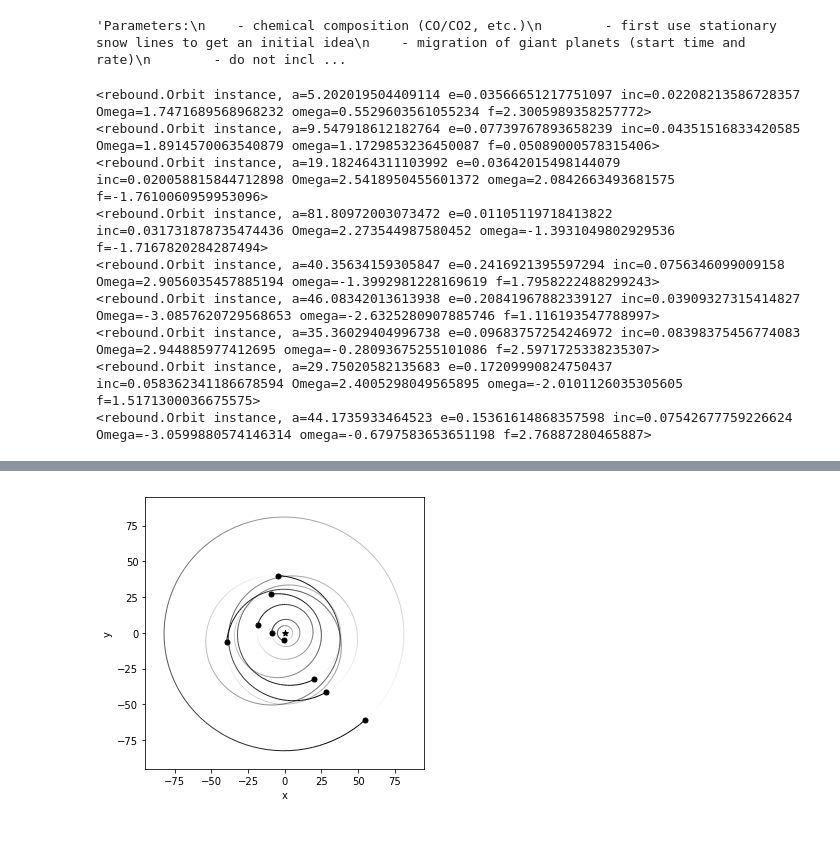
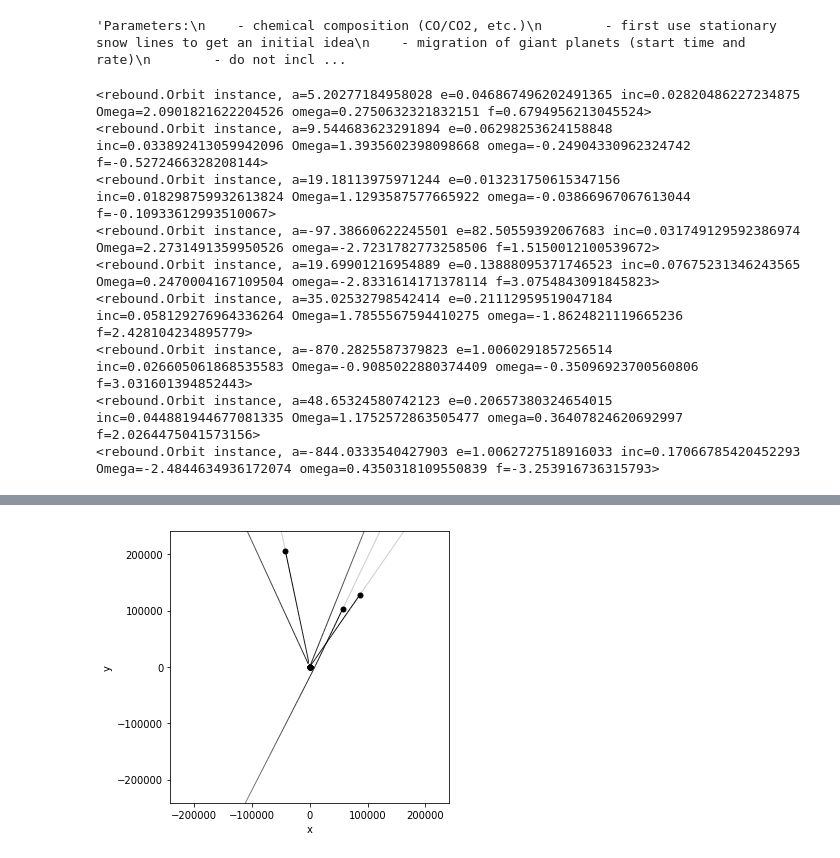
Before and after one commit to Michael-WC-Wong/Comets-Rebound-Sims, a Jupyter notebook: Simulation Code.ipynb, the cells around one changed output, grey strips where cells are left out. Saved outputs shown, nothing was run; the diff lists cells and outputs as text; code cells hidden in the pictures.

```diff
--- a/Simulation Code.ipynb
+++ b/Simulation Code.ipynb
@@ -24,14 +30,14 @@ import reboundx
 
 
 def chemratio(a):
-     return 0.1505*a - 0.995
+     return 0.1005*a - 0.995
 # %%
 sim = rebound.Simulation()
-sim.integrator = "whfast"
+sim.integrator = "ias15"
 sim.units = ('yr', 'AU', 'Msun')
 a_neptune = 30.05
 
-tmax = 1e5
+tmax = 1e6
 n_comets = 5
 
 try:
@@ -44,40 +50,40 @@ except:
      sim.add('neptune')
      sim.save("solarsystem.bin")
 
 
 rebx = reboundx.Extras(sim)
 rebx.add("modify_orbits_forces")
 sim.particles[4].params["tau_a"] = 1e5
 
 a = np.random.uniform(low = 10., high = 45. , size = n_comets)
 
 for i in xrange(0,n_comets):
      rand = np.random.random()*2*np.pi
      sim.add( a=a[i], e=0.15, inc=0., Omega=0, omega=rand, f=rand )
      sim.particles[-1].params["CO/CO2"] = chemratio(a[i])
 sim.exit_max_distance=1e6
 
 
 sim.integrate(tmax)
 sim.move_to_com()
 
 
 orbits = sim.calculate_orbits()
 for orbit in orbits:
      print(orbit)
 
 
 fig = rebound.OrbitPlot(sim)
 sim.getWidget(size=(500,300),scale=1.8*a_neptune)
 # %% [output]
-<rebound.Orbit instance, a=5.202019504409114 e=0.03566651217751097 inc=0.02208213586728357 Omega=1.7471689568968232 omega=0.5529603561055234 f=2.3005989358257772>
-<rebound.Orbit instance, a=9.547918612182764 e=0.07739767893658239 inc=0.04351516833420585 Omega=1.8914570063540879 omega=1.1729853236450087 f=0.05089000578315406>
-<rebound.Orbit instance, a=19.182464311103992 e=0.03642015498144079 inc=0.020058815844712898 Omega=2.5418950455601372 omega=2.0842663493681575 f=-1.7610060959953096>
-<rebound.Orbit instance, a=81.80972003073472 e=0.01105119718413822 inc=0.031731878735474436 Omega=2.273544987580452 omega=-1.3931049802929536 f=-1.7167820284287494>
-<rebound.Orbit instance, a=40.35634159305847 e=0.2416921395597294 inc=0.0756346099009158 Omega=2.9056035457885194 omega=-1.3992981228169619 f=1.7958222488299243>
-<rebound.Orbit instance, a=46.08342013613938 e=0.20841967882339127 inc=0.03909327315414827 Omega=-3.0857620729568653 omega=-2.6325280907885746 f=1.116193547788997>
-<rebound.Orbit instance, a=35.36029404996738 e=0.09683757254246972 inc=0.08398375456774083 Omega=2.944885977412695 omega=-0.28093675255101086 f=2.5971725338235307>
-<rebound.Orbit instance, a=29.75020582135683 e=0.17209990824750437 inc=0.058362341186678594 Omega=2.4005298049565895 omega=-2.0101126035305605 f=1.5171300036675575>
-<rebound.Orbit instance, a=44.1735933464523 e=0.15361614868357598 inc=0.07542677759226624 Omega=-3.0599880574146314 omega=-0.6797583653651198 f=2.76887280465887>
+<rebound.Orbit instance, a=5.20277184958028 e=0.046867496202491365 inc=0.02820486227234875 Omega=2.0901821622204526 omega=0.2750632321832151 f=0.6794956213045524>
+<rebound.Orbit instance, a=9.544683623291894 e=0.06298253624158848 inc=0.033892413059942096 Omega=1.3935602398098668 omega=-0.24904330962324742 f=-0.5272466328208144>
+<rebound.Orbit instance, a=19.18113975971244 e=0.013231750615347156 inc=0.018298759932613824 Omega=1.1293587577665922 omega=-0.03866967067613044 f=-0.10933612993510067>
+<rebound.Orbit instance, a=-97.38660622245501 e=82.50559392067683 inc=0.031749129592386974 Omega=2.2731491359950526 omega=-2.7231782773258506 f=1.5150012100539672>
+<rebound.Orbit instance, a=19.69901216954889 e=0.13888095371746523 inc=0.07675231346243565 Omega=0.2470004167109504 omega=-2.8331614171378114 f=3.0754843091845823>
+<rebound.Orbit instance, a=35.02532798542414 e=0.21112959519047184 inc=0.058129276964336264 Omega=1.7855567594410275 omega=-1.8624821119665236 f=2.428104234895779>
+<rebound.Orbit instance, a=-870.2825587379823 e=1.0060291857256514 inc=0.026605061868535583 Omega=-0.9085022880374409 omega=-0.35096923700560806 f=3.031601394852443>
+<rebound.Orbit instance, a=48.65324580742123 e=0.20657380324654015 inc=0.044881944677081335 Omega=1.1752572863505477 omega=0.36407824620692997 f=2.0264475041573156>
+<rebound.Orbit instance, a=-844.0333540427903 e=1.0062727518916033 inc=0.17066785420452293 Omega=-2.4844634936172074 omega=0.4350318109550839 f=-3.253916736315793>
 [interactive output not drawn]
-[figure, old version]
+[figure, new version]
```
Also changed, not shown: parts of 1 cell of this notebook.
